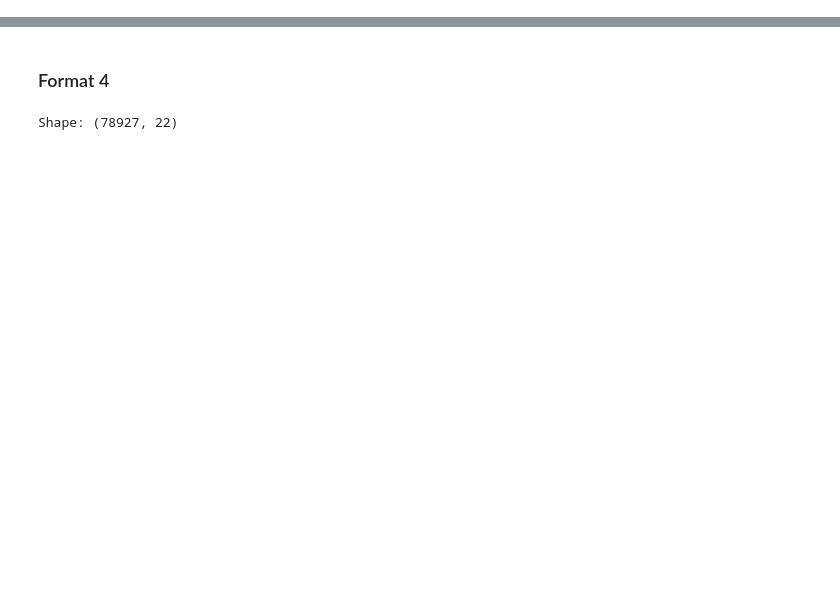
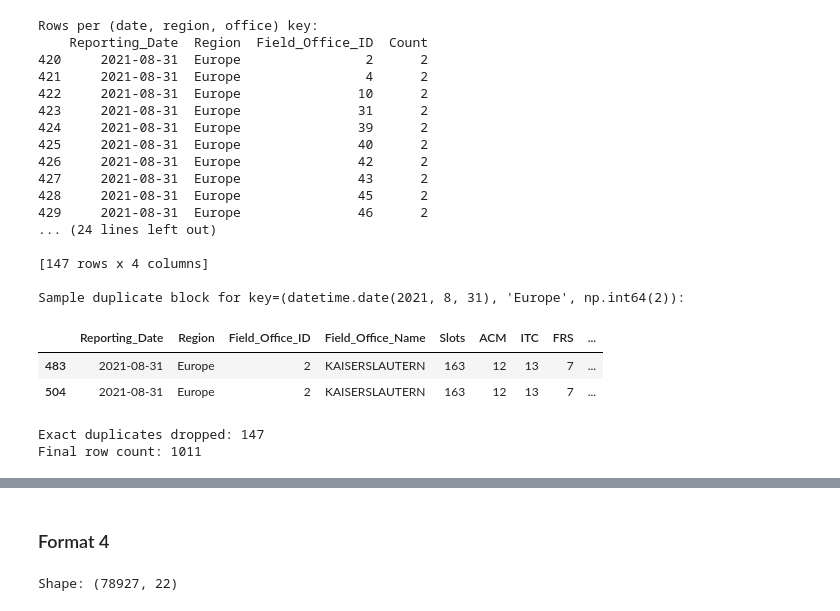
Before and after one commit to pinhaopan/muckrock-liberation, a Jupyter notebook: fa25-team-a/asset_reports.ipynb, the cells around one changed output, grey strips where cells are left out. Cells and saved outputs as stored; diff of their text form; code cells hidden in the pictures; blank space fills up the shorter version.

```diff
--- a/fa25-team-a/asset_reports.ipynb
+++ b/fa25-team-a/asset_reports.ipynb
@@ -20,0 +974,79 @@ ar4 = pd.read_csv(asset_report_4_path, low_memory=False)
+# %%
+# --- 1. Inspect duplicates by key (date-region-office) ---
+
+key_cols = ["Reporting_Date", "Region", "Field_Office_ID"]
+
+# How many rows per key?
+dupe_counts = (
+    all_records_df
+    .groupby(key_cols)
+    .size()
+    .reset_index(name="Count")
+    .sort_values("Count", ascending=False)
+)
+
+print("Rows per (date, region, office) key:")
+print(dupe_counts.head(20))
+
+# Show only keys that appear more than once
+multi = dupe_counts[dupe_counts["Count"] > 1]
+print("\nKeys with potential duplicates:")
+print(multi)
+
+# Look at a few concrete examples
+if not multi.empty:
+    sample_key = tuple(multi.iloc[0][key_cols])
+    print(f"\nSample duplicate block for key={sample_key}:")
+    display(
+        all_records_df[
+            (all_records_df["Reporting_Date"] == sample_key[0]) &
+            (all_records_df["Region"] == sample_key[1]) &
+            (all_records_df["Field_Office_ID"] == sample_key[2])
+        ]
+    )
+# %% [output]
+Rows per (date, region, office) key:
+    Reporting_Date  Region  Field_Office_ID  Count
+420     2021-08-31  Europe                2      2
+421     2021-08-31  Europe                4      2
+422     2021-08-31  Europe               10      2
+423     2021-08-31  Europe               31      2
+424     2021-08-31  Europe               39      2
+425     2021-08-31  Europe               40      2
+426     2021-08-31  Europe               42      2
+427     2021-08-31  Europe               43      2
+428     2021-08-31  Europe               45      2
+429     2021-08-31  Europe               46      2
+... (24 lines left out)
+
+[147 rows x 4 columns]
+
+Sample duplicate block for key=(datetime.date(2021, 8, 31), 'Europe', np.int64(2)):
+|  | Reporting_Date | Region | Field_Office_ID | Field_Office_Name | Slots | ACM | ITC | FRS | ... |
+| 483 | 2021-08-31 | Europe | 2 | KAISERSLAUTERN | 163 | 12 | 13 | 7 | ... |
+| 504 | 2021-08-31 | Europe | 2 | KAISERSLAUTERN | 163 | 12 | 13 | 7 | ... |
+# %%
+# --- 2. Drop exact duplicated rows (same key + same numbers) ---
+
+# Define the “full” row identity for exact duplicates
+full_cols = [
+    "Reporting_Date",
+    "Region",
+    "Field_Office_ID",
+    "Field_Office_Name",
+    "Slots",
+    "ACM",
+    "ITC",
+    "FRS",
+    "Total",
+]
+
+before = len(all_records_df)
+all_records_df = all_records_df.drop_duplicates(subset=full_cols, keep="first")
+after = len(all_records_df)
+
+print(f"Exact duplicates dropped: {before - after}")
+print(f"Final row count: {after}")
+# %% [output]
+Exact duplicates dropped: 147
+Final row count: 1011
```
Also changed, not shown: parts of 39 cells of this notebook, 9 other files.
